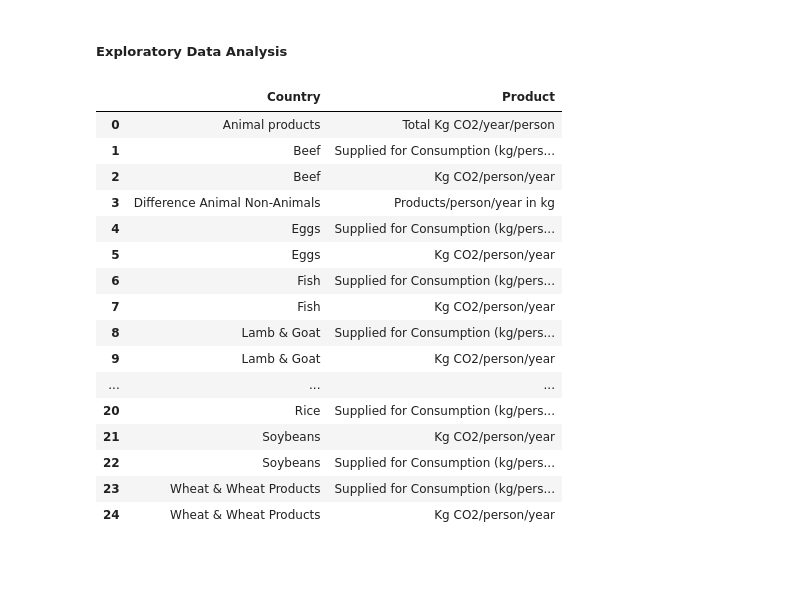
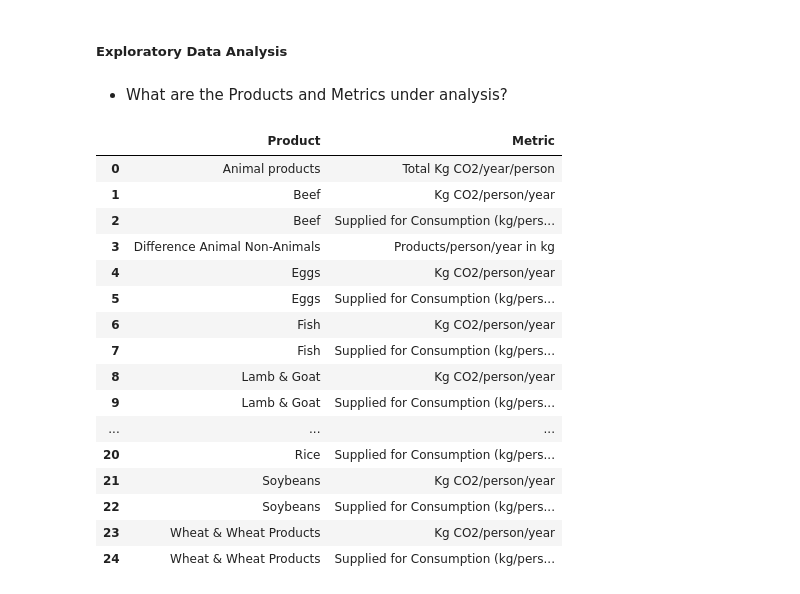
Before and after one commit to daniel-epm/food_carbon_fp, a Jupyter notebook: food_carbon_fp_analysis.ipynb, the cells around one changed output. Drawn from its saved outputs; the diff is of its cells as text; code cells hidden in the pictures; blank space fills up the shorter version.

```diff
--- a/food_carbon_fp_analysis.ipynb
+++ b/food_carbon_fp_analysis.ipynb
@@ -63,28 +77,28 @@ pd.read_sql_query(query, connection)
 # %% [markdown]
 ##### Exploratory Data Analysis
+# %% [markdown]
+* What are the Products and Metrics under analysis?
 # %%
-# Evaluated products and metrics
-
 stmt = select(foodprint_2018.columns.Product.distinct(), foodprint_2018.columns.Metric)
-stmt = stmt.order_by(foodprint_2018.columns.Product)
+stmt = stmt.order_by(foodprint_2018.columns.Product, foodprint_2018.columns.Metric)
 
 pd.DataFrame(connection.execute(stmt),
-             columns= [foodprint_2018.columns.keys()[1], foodprint_2018.columns.keys()[2]])
+             columns= [foodprint_2018.columns.keys()[2], foodprint_2018.columns.keys()[3]])
 # %% [output]
-|  | Country | Product |
+|  | Product | Metric |
 | 0 | Animal products | Total Kg CO2/year/person |
-| 1 | Beef | Supplied for Consumption (kg/pers... |
-| 2 | Beef | Kg CO2/person/year |
+| 1 | Beef | Kg CO2/person/year |
+| 2 | Beef | Supplied for Consumption (kg/pers... |
 | 3 | Difference Animal Non-Animals | Products/person/year in kg |
-| 4 | Eggs | Supplied for Consumption (kg/pers... |
-| 5 | Eggs | Kg CO2/person/year |
-| 6 | Fish | Supplied for Consumption (kg/pers... |
-| 7 | Fish | Kg CO2/person/year |
-| 8 | Lamb & Goat | Supplied for Consumption (kg/pers... |
-| 9 | Lamb & Goat | Kg CO2/person/year |
+| 4 | Eggs | Kg CO2/person/year |
+| 5 | Eggs | Supplied for Consumption (kg/pers... |
+| 6 | Fish | Kg CO2/person/year |
+| 7 | Fish | Supplied for Consumption (kg/pers... |
+| 8 | Lamb & Goat | Kg CO2/person/year |
+| 9 | Lamb & Goat | Supplied for Consumption (kg/pers... |
 | ... | ... | ... |
 | 20 | Rice | Supplied for Consumption (kg/pers... |
 | 21 | Soybeans | Kg CO2/person/year |
 | 22 | Soybeans | Supplied for Consumption (kg/pers... |
-| 23 | Wheat & Wheat Products | Supplied for Consumption (kg/pers... |
-| 24 | Wheat & Wheat Products | Kg CO2/person/year |
+| 23 | Wheat & Wheat Products | Kg CO2/person/year |
+| 24 | Wheat & Wheat Products | Supplied for Consumption (kg/pers... |
```
Also changed, not shown: parts of 14 cells of this notebook.
